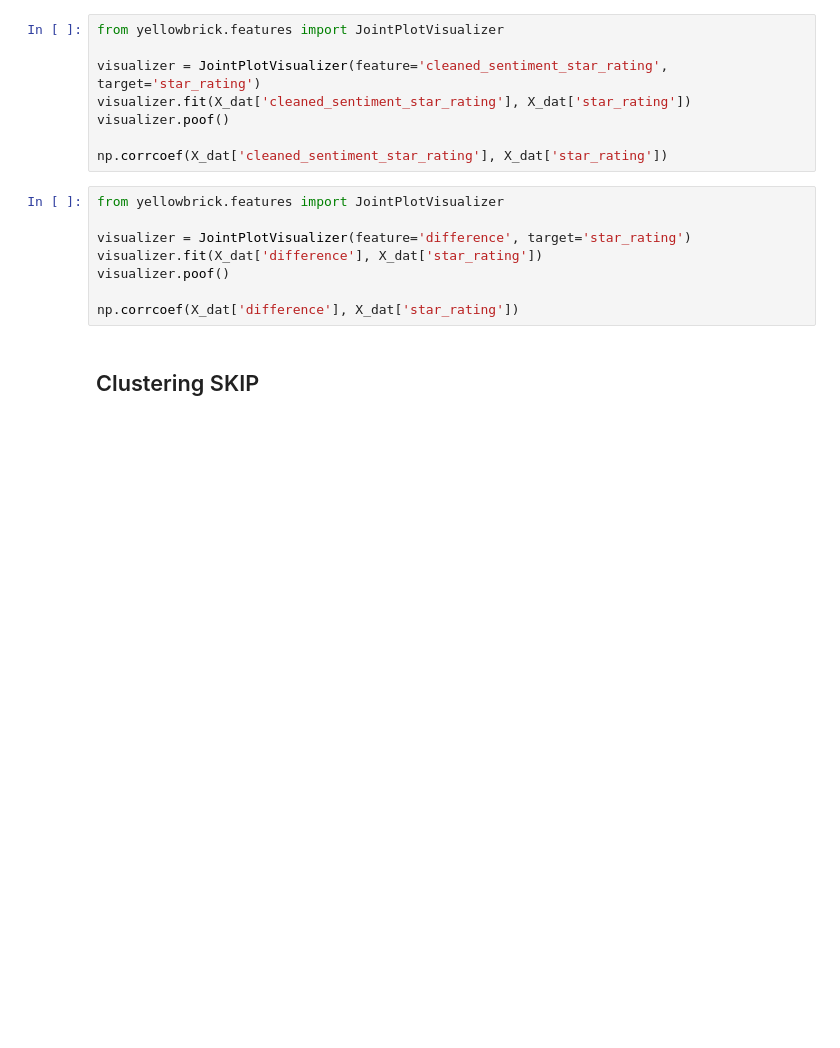
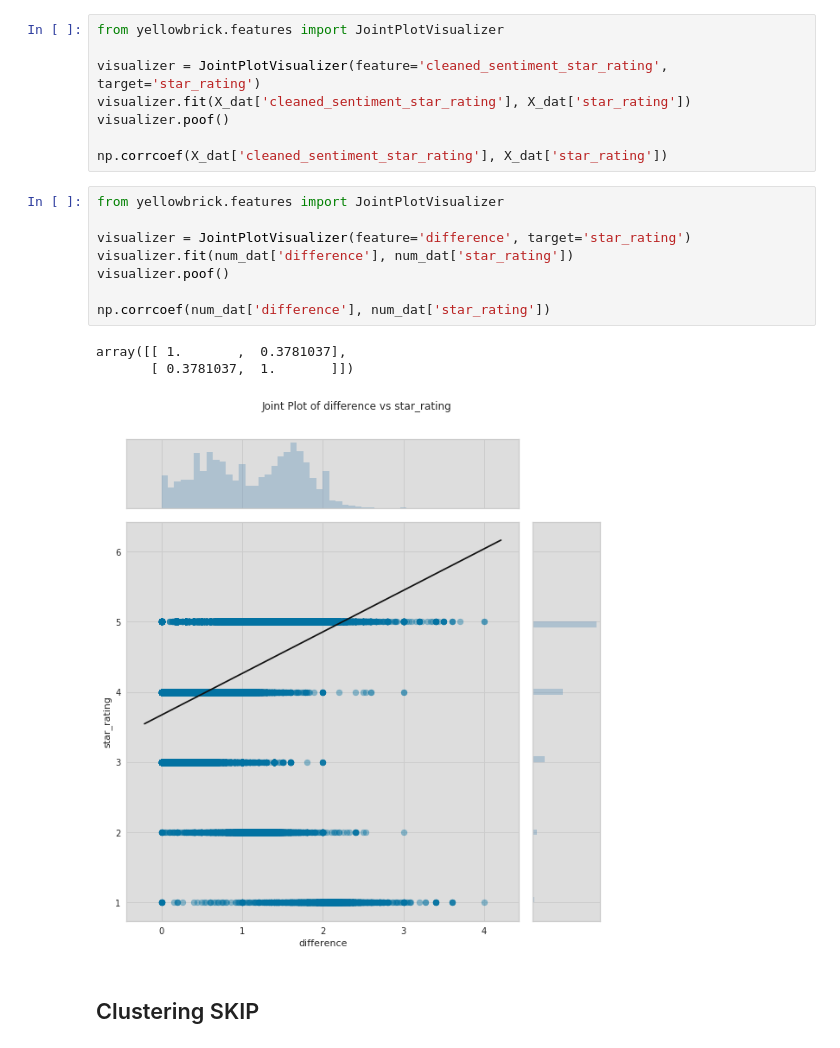
Before and after one commit to abitbetter/Amazon-Recommenders, a Jupyter notebook: Model_CF_local.ipynb, the cells around one changed output. Drawn from its saved outputs; the diff is of its cells as text; blank space fills up the shorter version.

```diff
--- a/Model_CF_local.ipynb
+++ b/Model_CF_local.ipynb
@@ -79,11 +100,15 @@ np.corrcoef(X_dat['cleaned_sentiment_star_rating'], X_dat['star_rating'])
 # %%
 from yellowbrick.features import JointPlotVisualizer
 
 visualizer = JointPlotVisualizer(feature='difference', target='star_rating')
-visualizer.fit(X_dat['difference'], X_dat['star_rating'])
+visualizer.fit(num_dat['difference'], num_dat['star_rating'])
 visualizer.poof()
 
-np.corrcoef(X_dat['difference'], X_dat['star_rating'])
+np.corrcoef(num_dat['difference'], num_dat['star_rating'])
+# %% [output]
+array([[ 1.       ,  0.3781037],
+       [ 0.3781037,  1.       ]])
+[figure, added]
 # %% [markdown]
 ## Clustering  SKIP
 # %%
```
Also changed, not shown: parts of 14 cells of this notebook.
